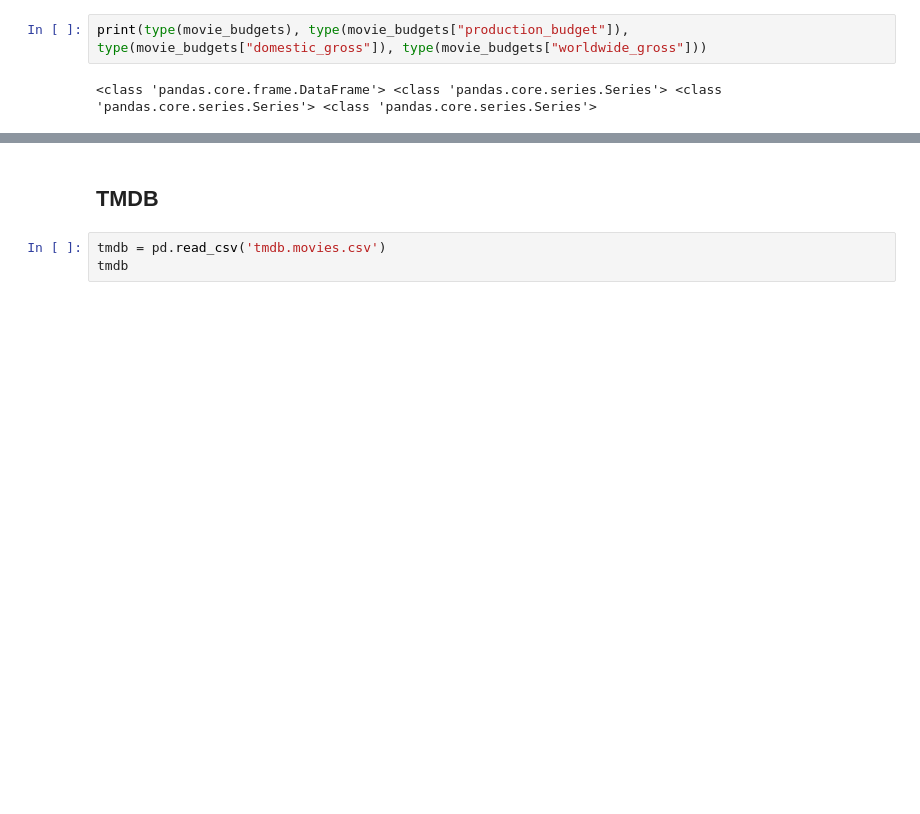
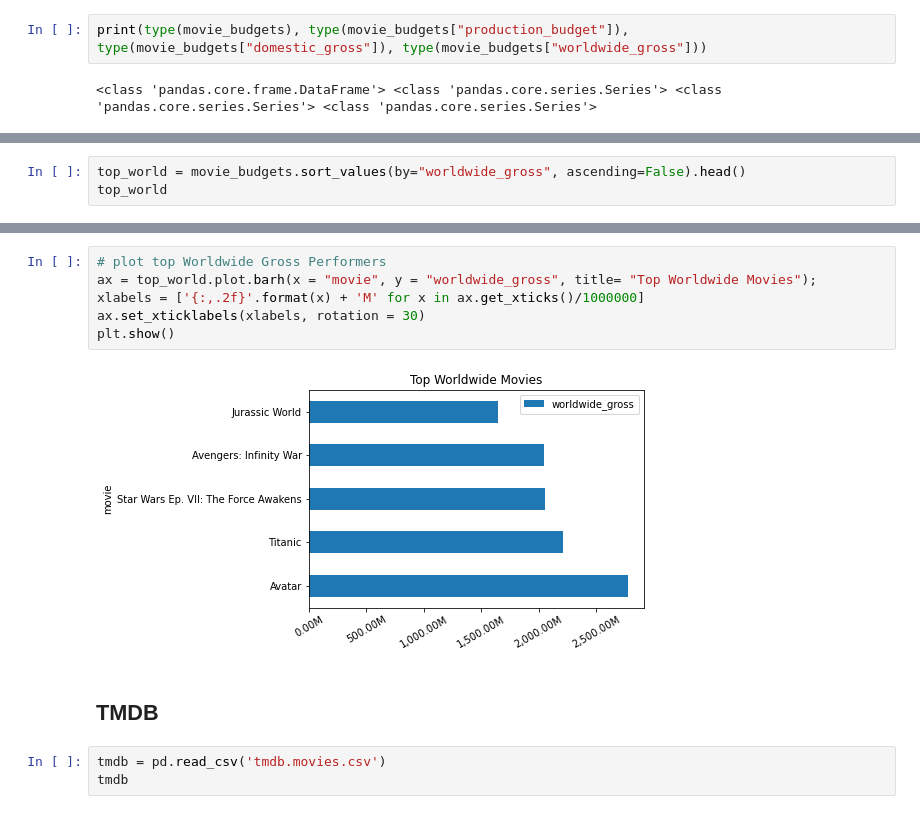
Before and after one commit to bkokin/semester_1_capstone, a Jupyter notebook: exploratory_work/EDA Alexandria.ipynb, the cells around one changed output, grey strips where cells are left out. Cells and saved outputs as stored; diff of their text form; blank space fills up the shorter version.

```diff
--- a/exploratory_work/EDA Alexandria.ipynb
+++ b/exploratory_work/EDA Alexandria.ipynb
@@ -185,0 +220,3 @@ print(type(movie_budgets), type(movie_budgets["production_budget"]), type(movie_
+# %%
+top_world = movie_budgets.sort_values(by="worldwide_gross", ascending=False).head()
+top_world
@@ -186,3 +230,11 @@ print(type(movie_budgets), type(movie_budgets["production_budget"]), type(movie_
+# %%
+# plot top Worldwide Gross Performers
+ax = top_world.plot.barh(x = "movie", y = "worldwide_gross", title= "Top Worldwide Movies");
+xlabels = ['{:,.2f}'.format(x) + 'M' for x in ax.get_xticks()/1000000]
+ax.set_xticklabels(xlabels, rotation = 30)
+plt.show()
+# %% [output]
+[figure, added]
 # %% [markdown]
 ## TMDB
 # %%
```
Also changed, not shown: parts of 8 cells of this notebook.
